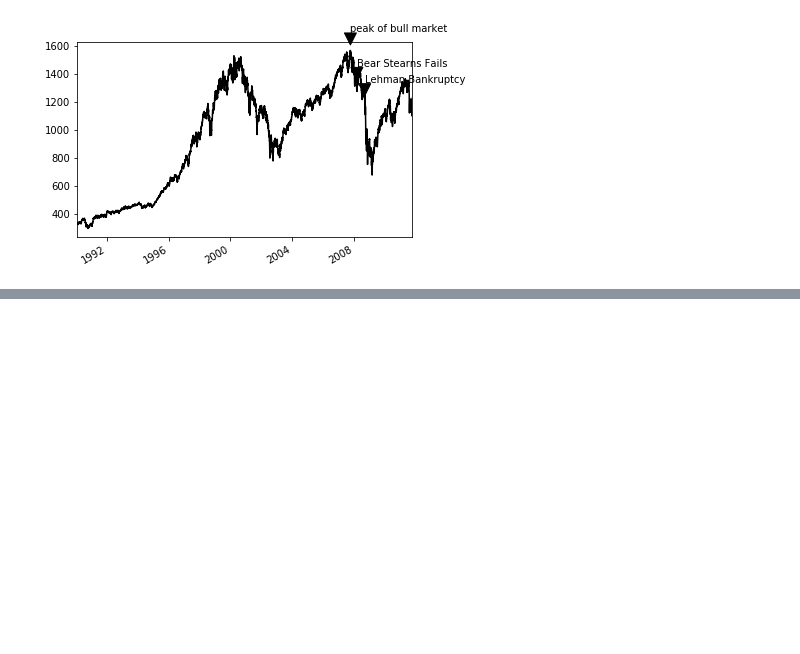
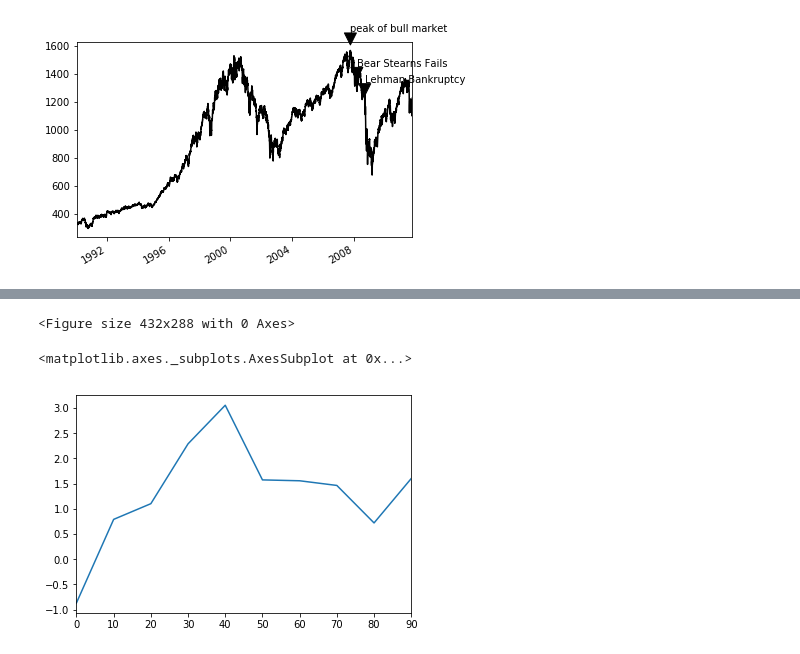
Before and after one commit to mengqi0315/python_for_data_analyst, a Jupyter notebook: My_python_for_data_analyst/char_09_1matplotlibAPI入门.ipynb, the cells around one changed output, grey strips where cells are left out. Cells and saved outputs as stored; diff of their text form; code cells hidden in the pictures; blank space fills up the shorter version.

```diff
--- a/My_python_for_data_analyst/char_09_1matplotlibAPI入门.ipynb
+++ b/My_python_for_data_analyst/char_09_1matplotlibAPI入门.ipynb
@@ -188,0 +224,24 @@ for date,label in crisis_data:
+# %%
+# 下面研究如何将图表保存到文件
+# 利用plt.savefig可以将当前图表保存到文件。
+# 例如保存为svg文件的话，需要输入
+# plt.savefig('test.svg')
+plt.savefig('fig_pat.png',dpi=400,bbox_inches='tight')   # dpi(控制‘每英寸点数’分辨率),bbox_inches('tight')剪除空白的部分
+
+# savefig并非一定要写入磁盘，也可以写入任何文件类型的对象，比如StringIo
+from io import StringIO
+buffer = StringIO()
+plt.savefig(buffer)
+plot_data = buffer.getvalue()
+
+# Figure.savefig的选项Figure.savefig(fname,dpi,facecolor,format,bbox_inches)
+# %% [output]
+<Figure size 432x288 with 0 Axes>
+# %%
+# pandas中也有绘图函数
+# 利用pandas绘制线型图
+s = Series(np.random.randn(10).cumsum(),index=np.arange(0,100,10))
+s.plot()
+# %% [output]
+<matplotlib.axes._subplots.AxesSubplot at 0x...>
+[figure, added]
```
Also changed, not shown: parts of 10 cells of this notebook, 2 other files.
